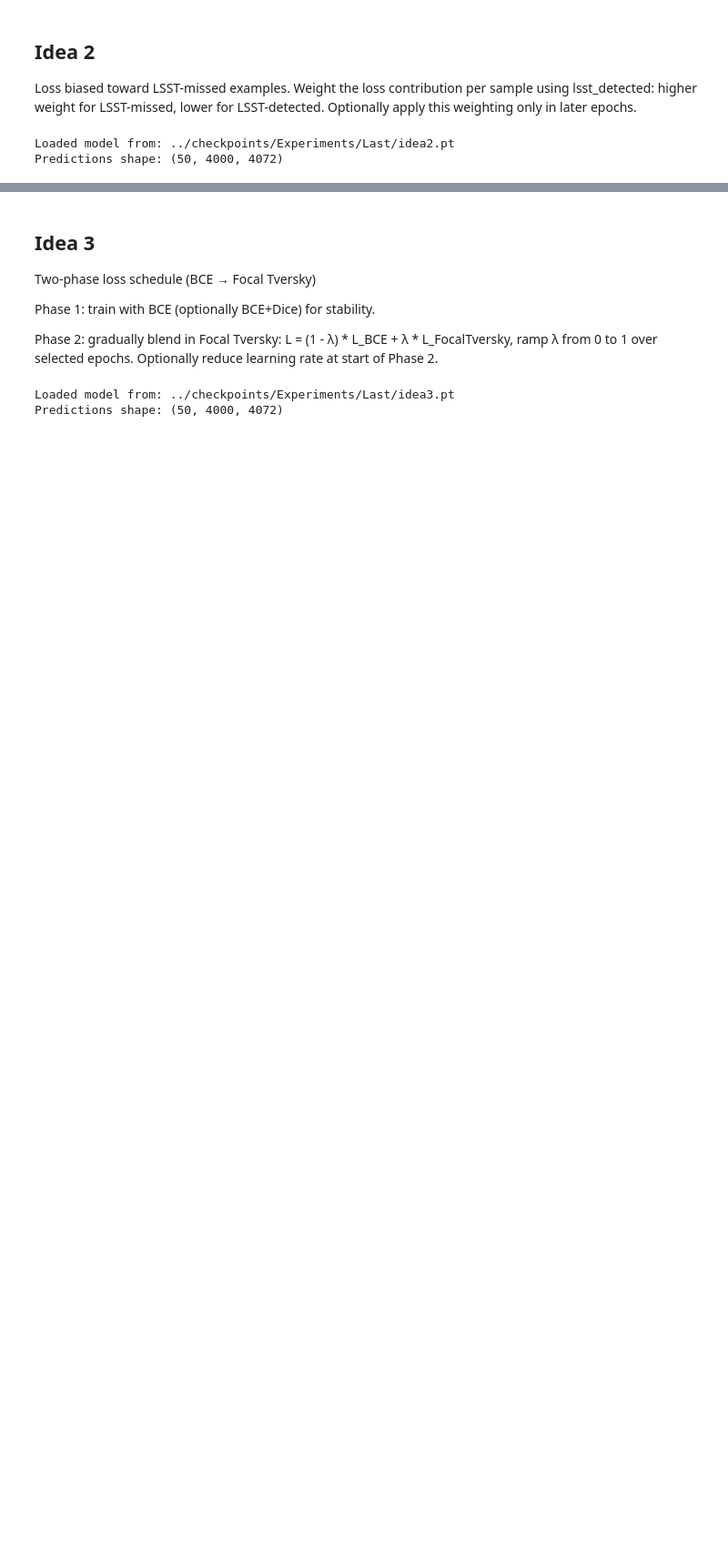
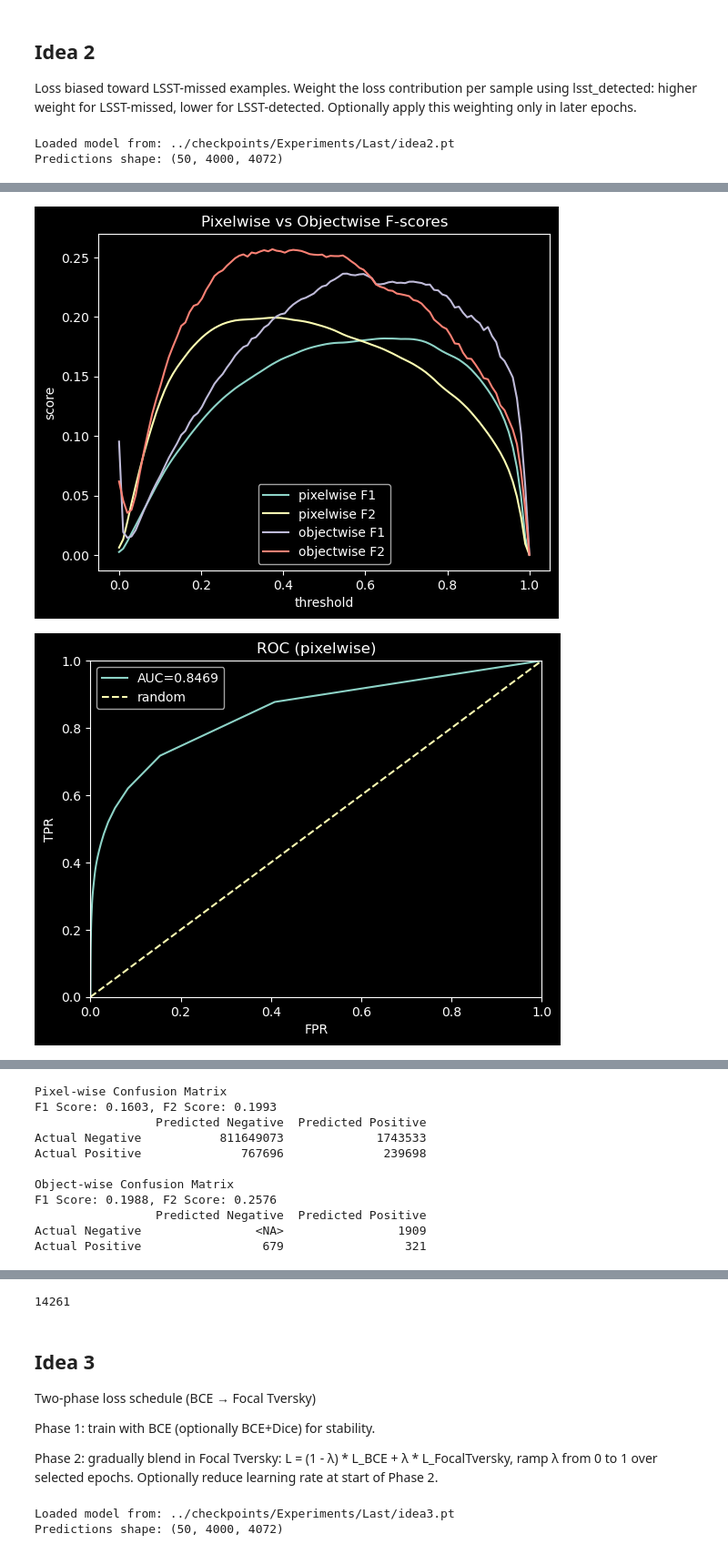
Before and after one commit to dirac-institute/Asteroid_detection_CNN, a Jupyter notebook: experiments/Evaluation.ipynb, the cells around one changed output, grey strips where cells are left out. Shown at 91% size. Cells and saved outputs as stored; diff of their text form; code cells hidden in the pictures; blank space fills up the shorter version.

```diff
--- a/experiments/Evaluation.ipynb
+++ b/experiments/Evaluation.ipynb
@@ -250,0 +153,7 @@ Actual Positive                 773                 227
+# %%
+cat_2 = calculate_model_metrics(test_catalog, p_2, gt_test, stack_fp=stack_fp)
+del (p_2)
+gc.collect()
+# %% [output]
+[figure, added]
+[figure, added]
@@ -250,0 +161,11 @@ Actual Positive                 773                 227
+Pixel-wise Confusion Matrix
+F1 Score: 0.1603, F2 Score: 0.1993
+                 Predicted Negative  Predicted Positive
+Actual Negative           811649073             1743533
+Actual Positive              767696              239698
+
+Object-wise Confusion Matrix
+F1 Score: 0.1988, F2 Score: 0.2576
+                 Predicted Negative  Predicted Positive
+Actual Negative                <NA>                1909
+Actual Positive                 679                 321
@@ -251,3 +175,4 @@ Actual Positive                 773                 227
+14261
 # %% [markdown]
 ## Idea 3
 
```
Also changed, not shown: parts of 32 cells of this notebook, 3 other files.
